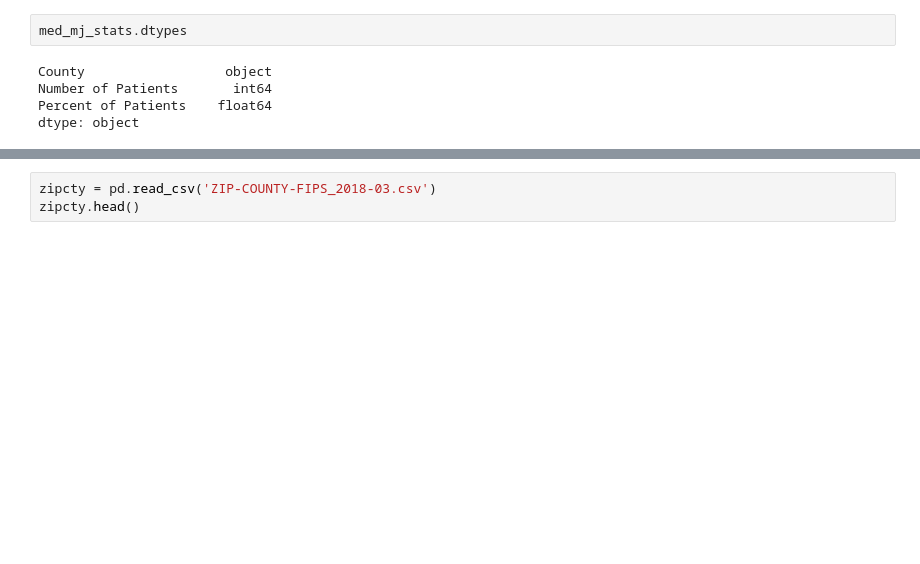
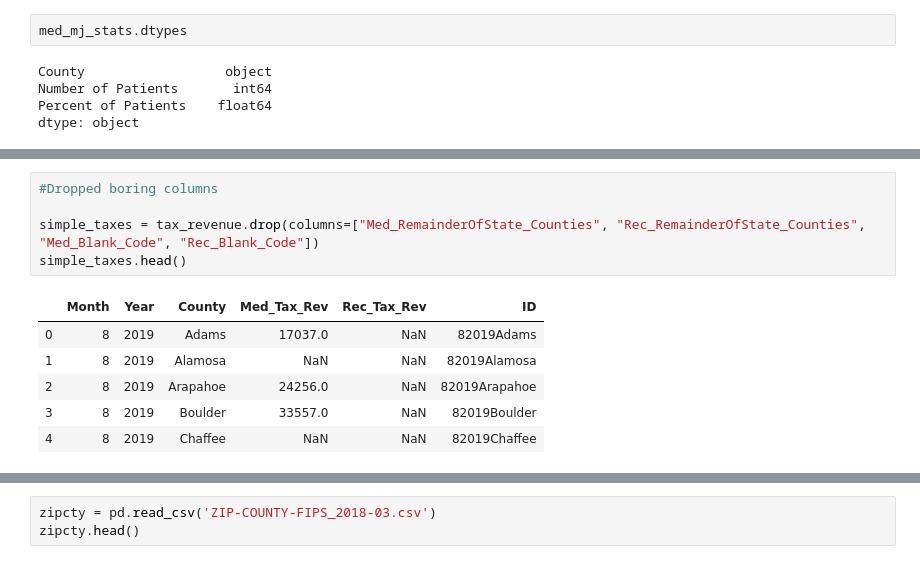
Before and after one commit to jamesa820/PROJECT2_ETL, a Jupyter notebook: ETL.ipynb, the cells around one changed output, grey strips where cells are left out. Drawn from its saved outputs; the diff is of its cells as text; blank space fills up the shorter version.

```diff
--- a/ETL.ipynb
+++ b/ETL.ipynb
@@ -86,3 +115,15 @@ tax_revenue.head()
 | 2 | 8 | 2019 | Arapahoe | 24256.0 | NaN | NaN | NaN | ... |
 | 3 | 8 | 2019 | Boulder | 33557.0 | NaN | NaN | NaN | ... |
 | 4 | 8 | 2019 | Chaffee | NaN | NaN | NaN | NaN | ... |
+# %%
+#Dropped boring columns
+
+simple_taxes = tax_revenue.drop(columns=["Med_RemainderOfState_Counties", "Rec_RemainderOfState_Counties", "Med_Blank_Code", "Rec_Blank_Code"])
+simple_taxes.head()
+# %% [output]
+|  | Month | Year | County | Med_Tax_Rev | Rec_Tax_Rev | ID |
+| 0 | 8 | 2019 | Adams | 17037.0 | NaN | 82019Adams |
+| 1 | 8 | 2019 | Alamosa | NaN | NaN | 82019Alamosa |
+| 2 | 8 | 2019 | Arapahoe | 24256.0 | NaN | 82019Arapahoe |
+| 3 | 8 | 2019 | Boulder | 33557.0 | NaN | 82019Boulder |
+| 4 | 8 | 2019 | Chaffee | NaN | NaN | 82019Chaffee |
```
Also changed, not shown: parts of 12 cells of this notebook.
